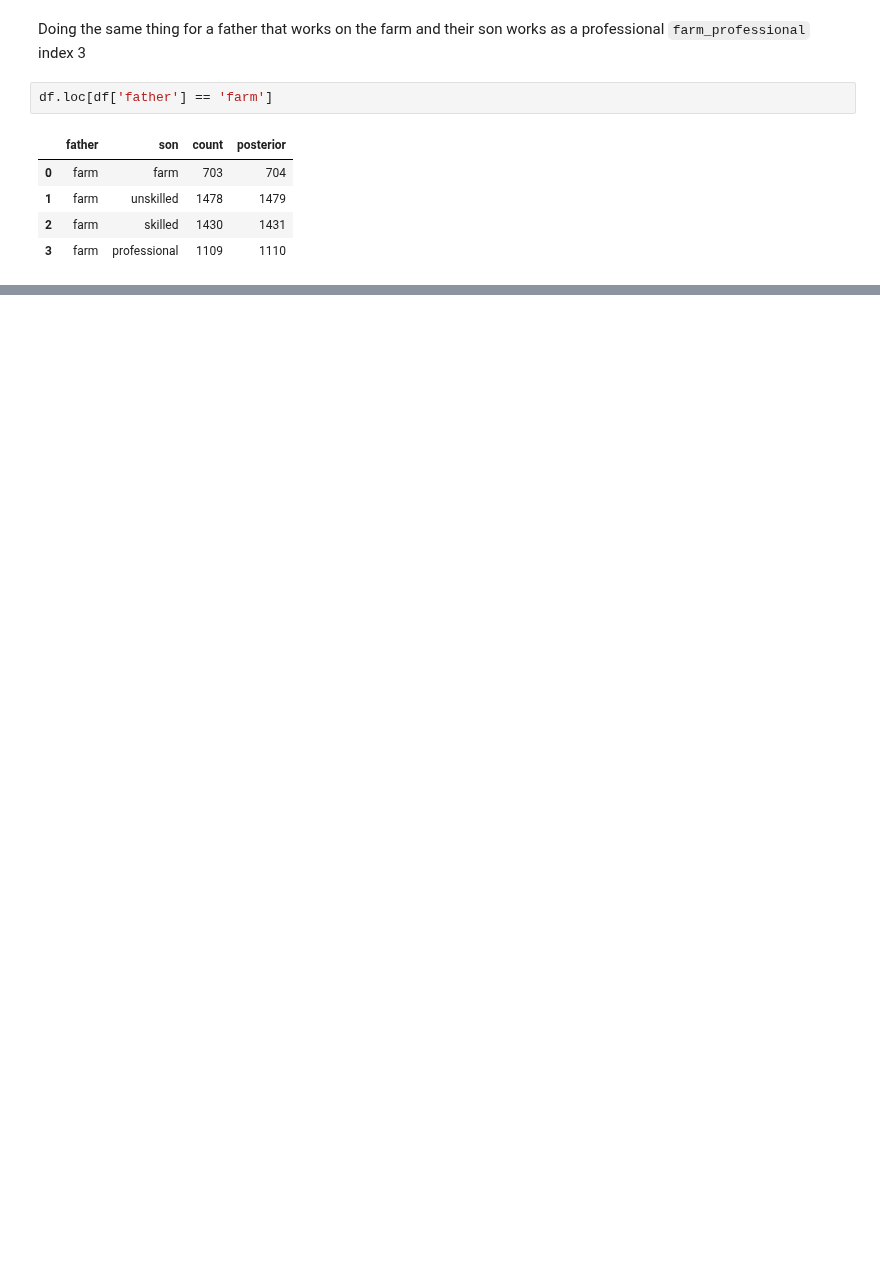
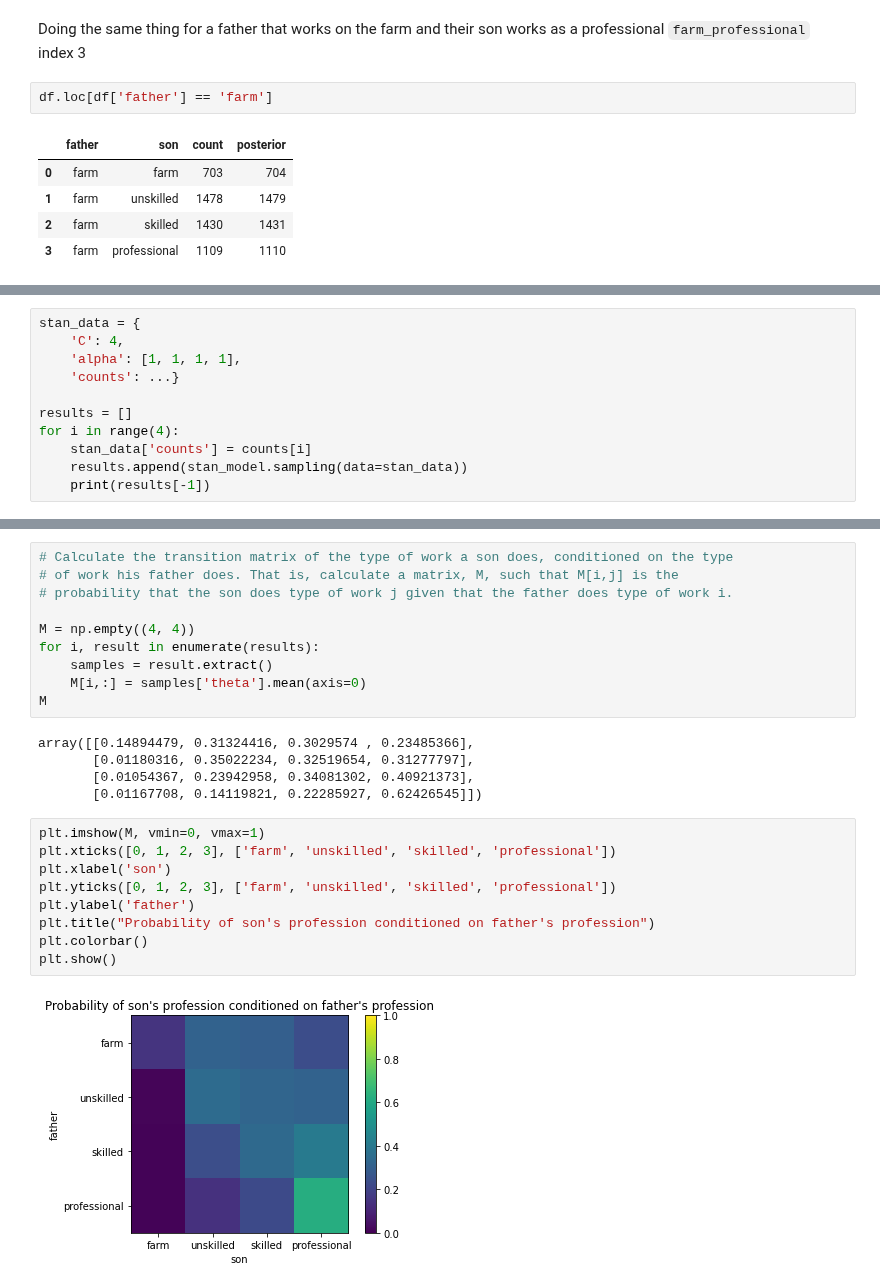
Before and after one commit to Inventrohyder/cs146, a Jupyter notebook: 6.2/notebook.ipynb, the cells around one changed output, grey strips where cells are left out. Drawn from its saved outputs; the diff is of its cells as text; blank space fills up the shorter version.

```diff
--- a/6.2/notebook.ipynb
+++ b/6.2/notebook.ipynb
@@ -121,0 +196,11 @@ plt.show()
+# %%
+stan_data = {
+    'C': 4,
+    'alpha': [1, 1, 1, 1],
+    'counts': ...}
+
+results = []
+for i in range(4):
+    stan_data['counts'] = counts[i]
+    results.append(stan_model.sampling(data=stan_data))
+    print(results[-1])
@@ -121,0 +242,26 @@ plt.show()
+# %%
+# Calculate the transition matrix of the type of work a son does, conditioned on the type
+# of work his father does. That is, calculate a matrix, M, such that M[i,j] is the
+# probability that the son does type of work j given that the father does type of work i.
+
+M = np.empty((4, 4))
+for i, result in enumerate(results):
+    samples = result.extract()
+    M[i,:] = samples['theta'].mean(axis=0)
+M
+# %% [output]
+array([[0.14894479, 0.31324416, 0.3029574 , 0.23485366],
+       [0.01180316, 0.35022234, 0.32519654, 0.31277797],
+       [0.01054367, 0.23942958, 0.34081302, 0.40921373],
+       [0.01167708, 0.14119821, 0.22285927, 0.62426545]])
+# %%
+plt.imshow(M, vmin=0, vmax=1)
+plt.xticks([0, 1, 2, 3], ['farm', 'unskilled', 'skilled', 'professional'])
+plt.xlabel('son')
+plt.yticks([0, 1, 2, 3], ['farm', 'unskilled', 'skilled', 'professional'])
+plt.ylabel('father')
+plt.title("Probability of son's profession conditioned on father's profession")
+plt.colorbar()
+plt.show()
+# %% [output]
+[figure, added]
```
Also changed, not shown: parts of 11 cells of this notebook.
